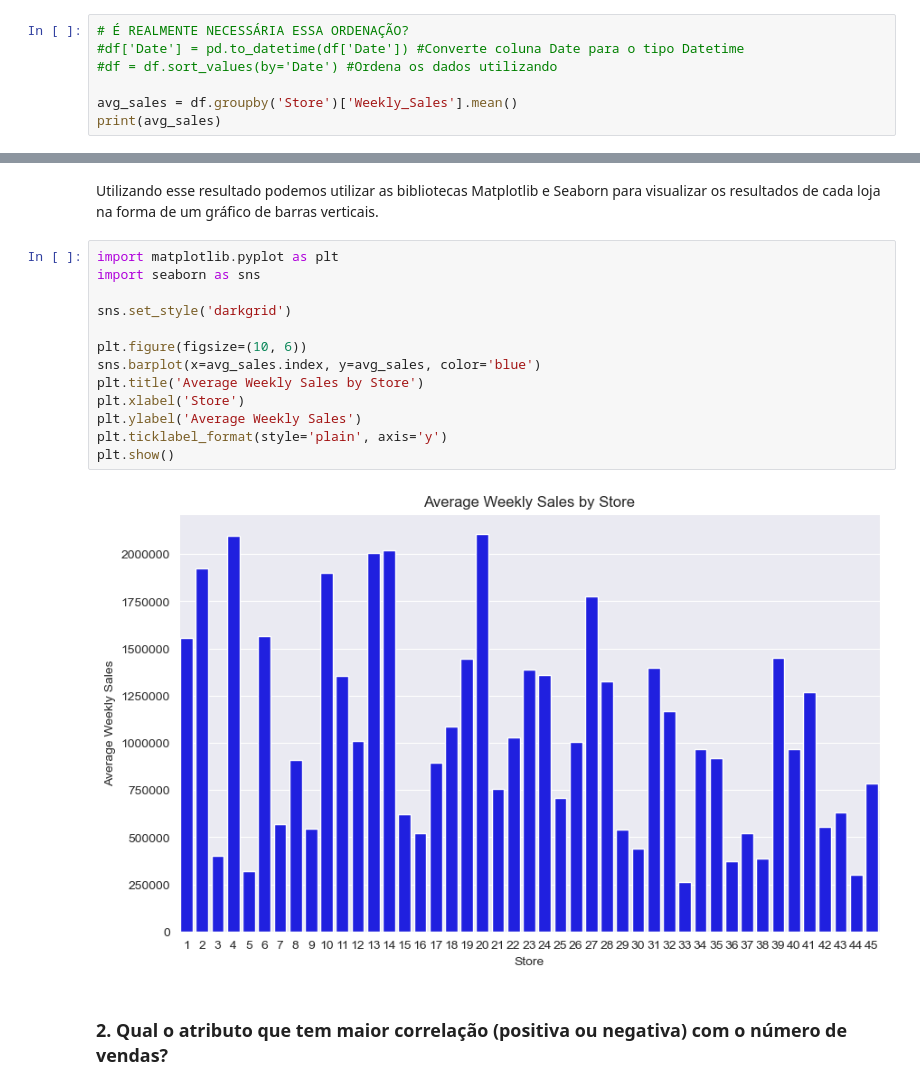
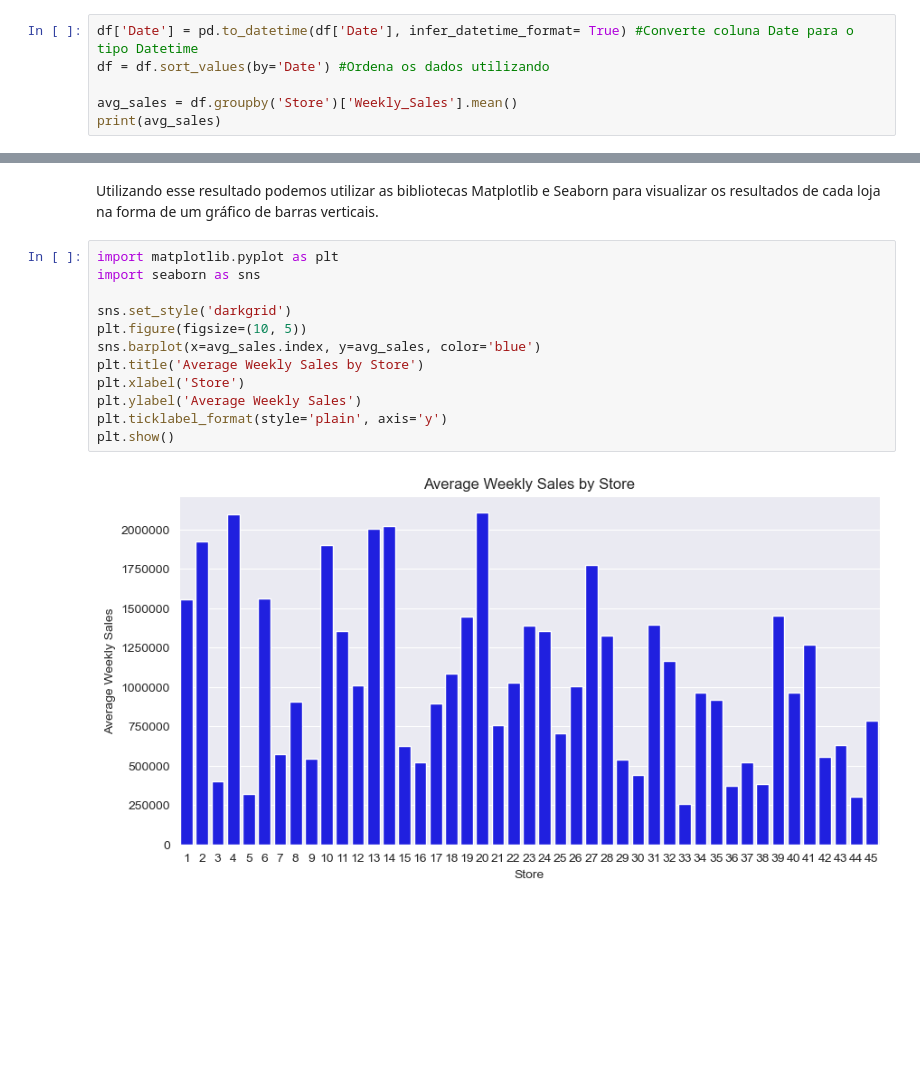
Before and after one commit to WashHolanda/CaseWalmartDNC, a Jupyter notebook: CaseWalmart.ipynb, the cells around one changed output, grey strips where cells are left out. Cells and saved outputs as stored; diff of their text form; blank space fills up the shorter version.

```diff
--- a/CaseWalmart.ipynb
+++ b/CaseWalmart.ipynb
@@ -160,7 +164,6 @@ Para responder essa pergunta primeiro precisaremos agrupar as vendas de cada loj
 # %%
-# É REALMENTE NECESSÁRIA ESSA ORDENAÇÃO?
-#df['Date'] = pd.to_datetime(df['Date']) #Converte coluna Date para o tipo Datetime
-#df = df.sort_values(by='Date') #Ordena os dados utilizando
+df['Date'] = pd.to_datetime(df['Date'], infer_datetime_format= True) #Converte coluna Date para o tipo Datetime
+df = df.sort_values(by='Date') #Ordena os dados utilizando
 
 avg_sales = df.groupby('Store')['Weekly_Sales'].mean()
 print(avg_sales)
@@ -187,17 +190,14 @@ Utilizando esse resultado podemos utilizar as bibliotecas Matplotlib e Seaborn p
 # %%
 import matplotlib.pyplot as plt
 import seaborn as sns
 
 sns.set_style('darkgrid')
-
-plt.figure(figsize=(10, 6))
+plt.figure(figsize=(10, 5))
 sns.barplot(x=avg_sales.index, y=avg_sales, color='blue')
 plt.title('Average Weekly Sales by Store')
 plt.xlabel('Store')
 plt.ylabel('Average Weekly Sales')
 plt.ticklabel_format(style='plain', axis='y')
 plt.show()
 # %% [output]
-[figure, old version]
+[figure, new version]
-# %% [markdown]
-### 2. Qual o atributo que tem maior correlação (positiva ou negativa) com o número de vendas?
```
Also changed, not shown: parts of 7 cells of this notebook.
